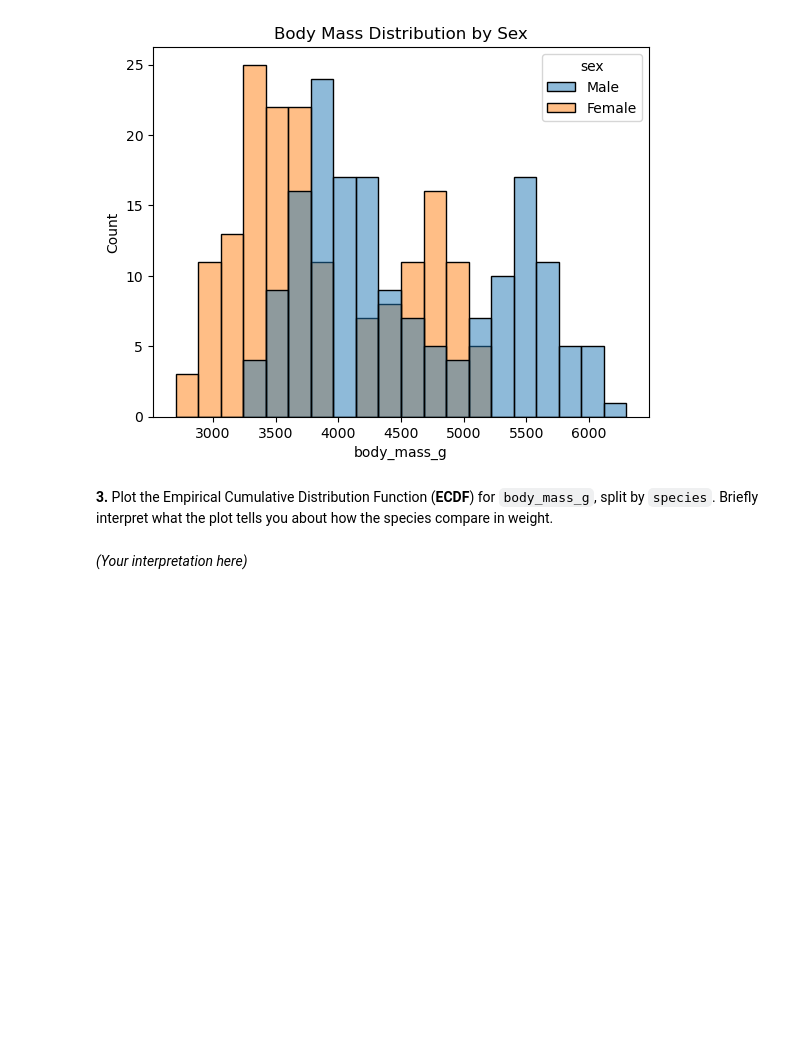
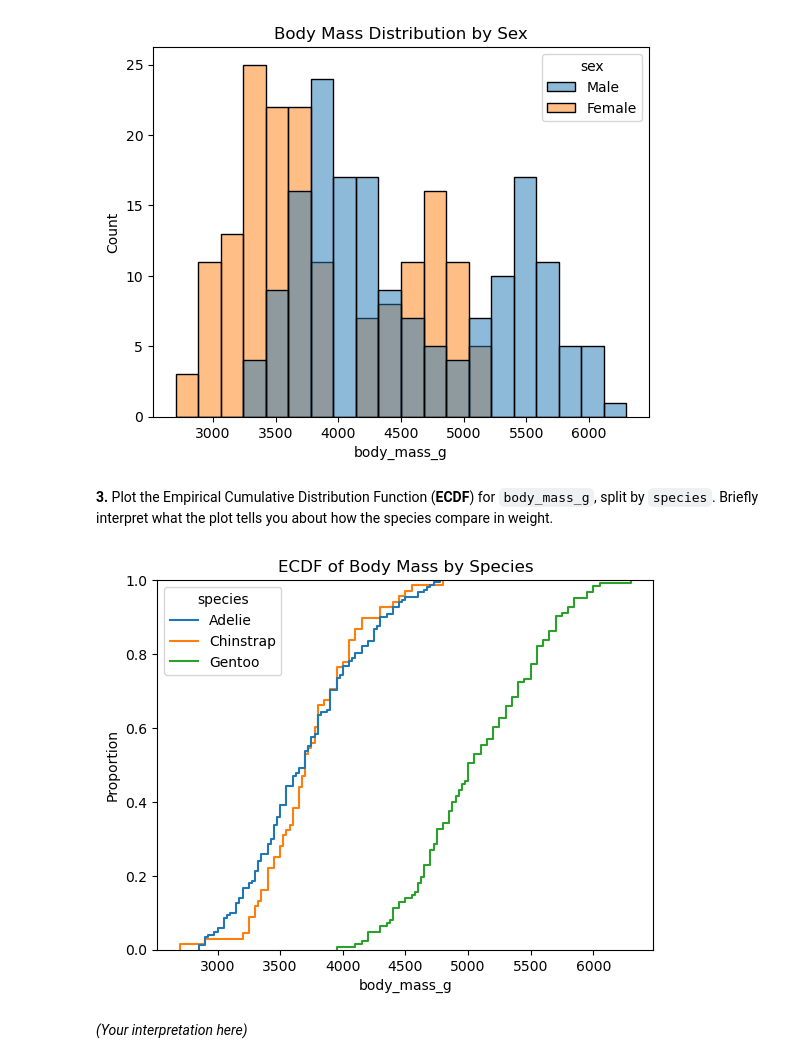
Before and after one commit to Layan-Alamri/B5, a Jupyter notebook: student/C2/m3-2_exercise.ipynb, the cells around one changed output. Drawn from its saved outputs; the diff is of its cells as text; code cells hidden in the pictures; blank space fills up the shorter version.

```diff
--- a/student/C2/m3-2_exercise.ipynb
+++ b/student/C2/m3-2_exercise.ipynb
@@ -120,3 +118,10 @@ plt.show()
+# %%
+# YOUR CODE
+sns.ecdfplot(data=penguins, x="body_mass_g", hue="species")
+plt.title("ECDF of Body Mass by Species")
+plt.show()
+# %% [output]
+[figure, added]
 # %% [markdown]
 
 
```
Also changed, not shown: parts of 1 cell of this notebook.
